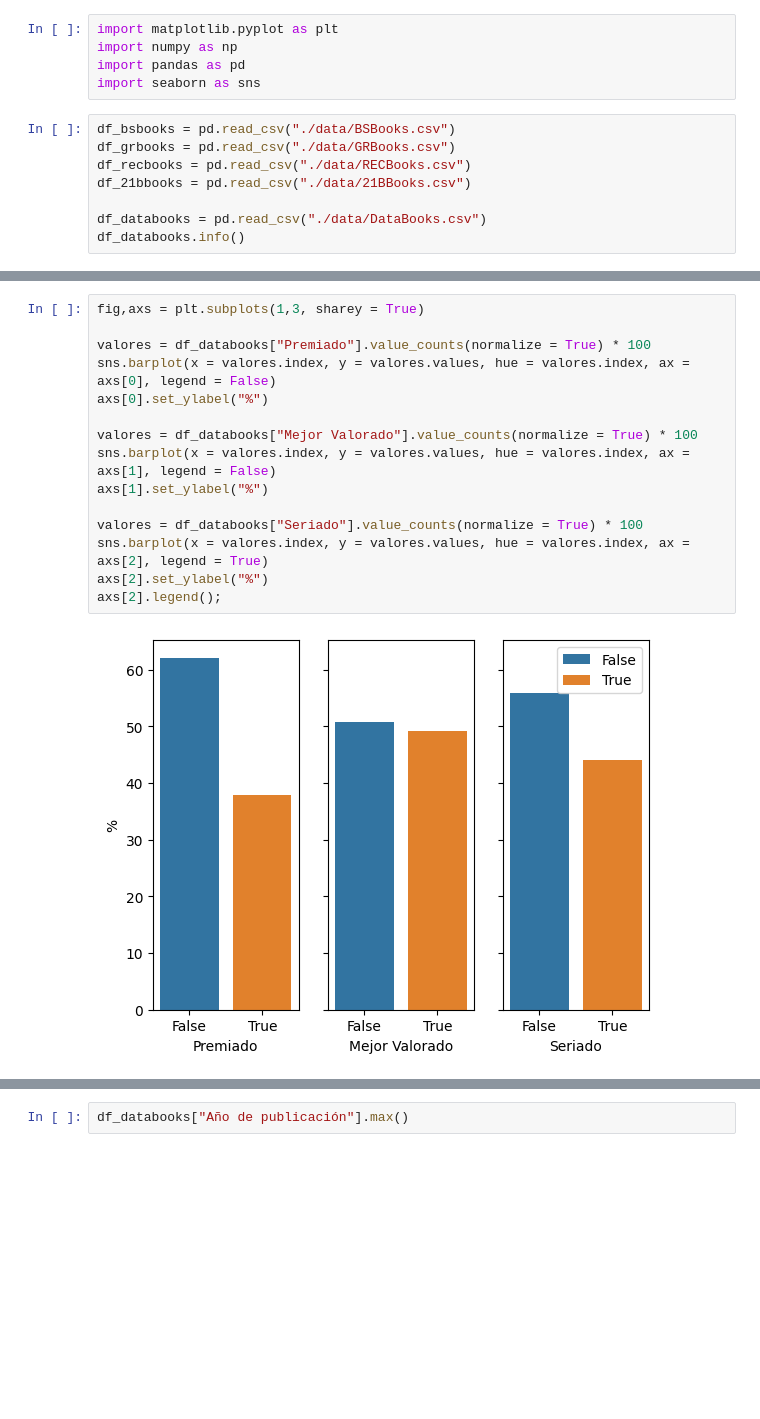
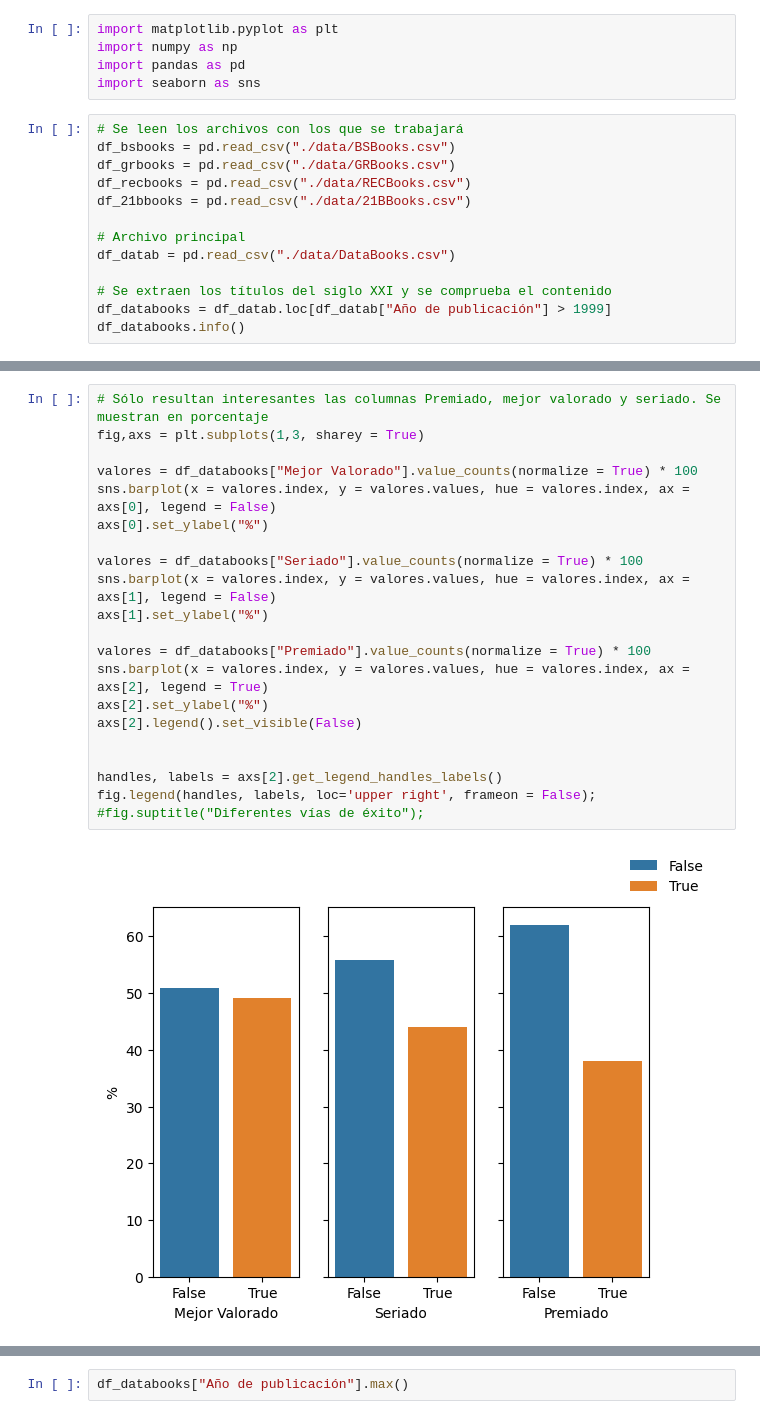
Before and after one commit to AntGV/EDA_Proyecto_Editorial, a Jupyter notebook: Graficos.ipynb, the cells around one changed output, grey strips where cells are left out. Cells and saved outputs as stored; diff of their text form; blank space fills up the shorter version.

```diff
--- a/Graficos.ipynb
+++ b/Graficos.ipynb
@@ -6,12 +6,17 @@ import numpy as np
 import pandas as pd
 import seaborn as sns
 # %%
+# Se leen los archivos con los que se trabajará
 df_bsbooks = pd.read_csv("./data/BSBooks.csv")
 df_grbooks = pd.read_csv("./data/GRBooks.csv")
 df_recbooks = pd.read_csv("./data/RECBooks.csv")
 df_21bbooks = pd.read_csv("./data/21BBooks.csv")
 
-df_databooks = pd.read_csv("./data/DataBooks.csv")
+# Archivo principal
+df_datab = pd.read_csv("./data/DataBooks.csv")
+
+# Se extraen los títulos del siglo XXI y se comprueba el contenido
+df_databooks = df_datab.loc[df_datab["Año de publicación"] > 1999]
 df_databooks.info()
 # %% [output]
 <class 'pandas.core.frame.DataFrame'>
@@ -72,19 +48,25 @@ sns.countplot(x = "Seriado", data = df_db, ax = axs[4], hue = "Seriado", legend
 # %% [output]
 [figure]
 # %%
+# Sólo resultan interesantes las columnas Premiado, mejor valorado y seriado. Se muestran en porcentaje
 fig,axs = plt.subplots(1,3, sharey = True)
 
-valores = df_databooks["Premiado"].value_counts(normalize = True) * 100
+valores = df_databooks["Mejor Valorado"].value_counts(normalize = True) * 100
 sns.barplot(x = valores.index, y = valores.values, hue = valores.index, ax = axs[0], legend = False)
 axs[0].set_ylabel("%")
 
-valores = df_databooks["Mejor Valorado"].value_counts(normalize = True) * 100
+valores = df_databooks["Seriado"].value_counts(normalize = True) * 100
 sns.barplot(x = valores.index, y = valores.values, hue = valores.index, ax = axs[1], legend = False)
 axs[1].set_ylabel("%")
 
-valores = df_databooks["Seriado"].value_counts(normalize = True) * 100
+valores = df_databooks["Premiado"].value_counts(normalize = True) * 100
 sns.barplot(x = valores.index, y = valores.values, hue = valores.index, ax = axs[2], legend = True)
 axs[2].set_ylabel("%")
-axs[2].legend();
+axs[2].legend().set_visible(False)
+
+
+handles, labels = axs[2].get_legend_handles_labels()
+fig.legend(handles, labels, loc='upper right', frameon = False);
+#fig.suptitle("Diferentes vías de éxito");
 # %% [output]
-[figure, old version]
+[figure, new version]
```
Also changed, not shown: parts of 26 cells of this notebook.
